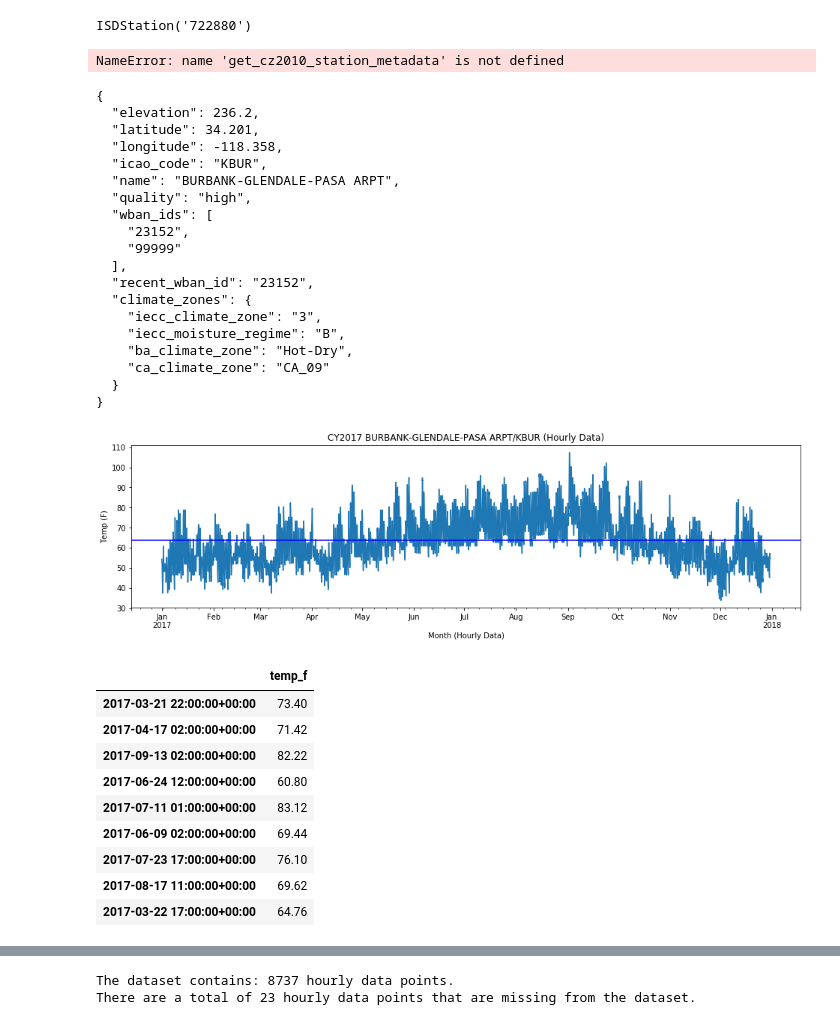
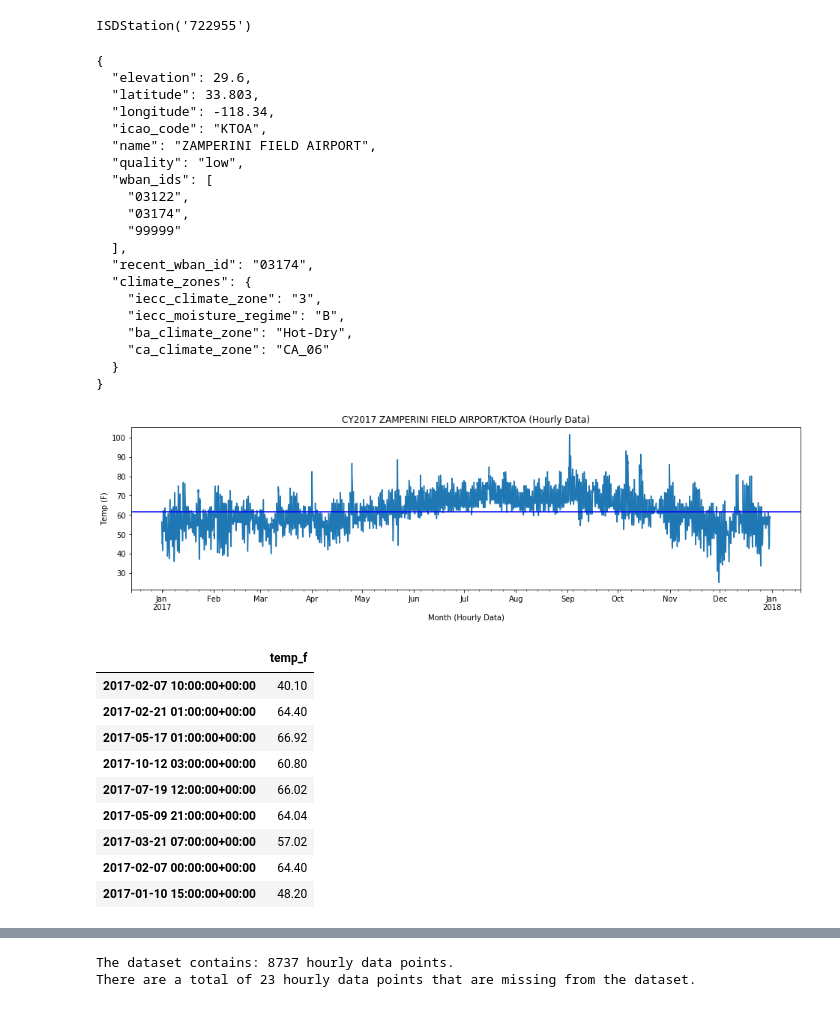
Before and after one commit to grantaguinaldo/openeeweather, a Jupyter notebook: 2018-09-07 eeweather sandbox.ipynb, the cells around one changed output, grey strips where cells are left out. Drawn from its saved outputs; the diff is of its cells as text; code cells hidden in the pictures.

```diff
--- a/2018-09-07 eeweather sandbox.ipynb
+++ b/2018-09-07 eeweather sandbox.ipynb
@@ -222,7 +222,7 @@ import numpy as np
 import matplotlib.pyplot as plt
 %matplotlib inline
 # %%
-lat, lng = ee.zcta_to_lat_long('90046') #Converts the zip code to a geocode that is then used to request the data.
+lat, lng = ee.zcta_to_lat_long('90274') #Converts the zip code to a geocode that is then used to request the data.
 
 ranked_stations = ee.rank_stations(lat, lng,
                                    is_cz2010=True,
@@ -230,7 +230,7 @@ ranked_stations = ee.rank_stations(lat, lng,
                                    match_iecc_moisture_regime=True,
                                    match_ba_climate_zone=True,
                                    match_ca_climate_zone=True,
-                                   minimum_quality='high') #Question for Phil: How is this determined without knowing the start and end date?
+                                   minimum_quality='low')
 
 station, error = ee.select_station(ranked_stations)
 # %%
@@ -250,64 +252,61 @@ ee.plot_station_mapping(lat, lng, station,
 #ISD Station ID.
 station
 # %% [output]
-ISDStation('722880')
+ISDStation('722955')
-# %%
-get_cz2010_station_metadata('722880')
-# %% [output]
-NameError: name 'get_cz2010_station_metadata' is not defined
 # %%
 #Display contents of the station object (as a json)
 print(json.dumps(station.json(), indent=2))
 # %% [output]
 {
-  "elevation": 236.2,
-  "latitude": 34.201,
-  "longitude": -118.358,
-  "icao_code": "KBUR",
-  "name": "BURBANK-GLENDALE-PASA ARPT",
-  "quality": "high",
+  "elevation": 29.6,
+  "latitude": 33.803,
+  "longitude": -118.34,
+  "icao_code": "KTOA",
+  "name": "ZAMPERINI FIELD AIRPORT",
+  "quality": "low",
   "wban_ids": [
-    "23152",
+    "03122",
+    "03174",
     "99999"
   ],
-  "recent_wban_id": "23152",
+  "recent_wban_id": "03174",
   "climate_zones": {
     "iecc_climate_zone": "3",
     "iecc_moisture_regime": "B",
     "ba_climate_zone": "Hot-Dry",
-    "ca_climate_zone": "CA_09"
+    "ca_climate_zone": "CA_06"
   }
 }
 # %%
 #Retrieve hourly temperature data from the selected station.
 start_date = datetime.datetime(2017, 1, 1, tzinfo=pytz.UTC)
 end_date = datetime.datetime(2017, 12, 31, tzinfo=pytz.UTC)
 
 temp_C_hourly = station.load_cz2010_hourly_temp_data(start_date,
                                                      end_date)
 temp_F_hourly = temp_C_hourly * 1.8 + 32
 
 ax = temp_F_hourly.plot(figsize=(16,4))
 ax.set_ylabel('Temp (F)')
 ax.set_xlabel('Month (Hourly Data)')
 ax.set_title("CY2017 " + station.json()['name'] + '/' + station.json()['icao_code'] + ' (Hourly Data)')
-plt.axhline(y=63.55, color='b', linestyle='-')
+plt.axhline(y=61.48, color='b', linestyle='-')
 plt.show()
 # %% [output]
-[figure, old version]
+[figure, new version]
 # %%
 #Convert the pandas series to a dataframe and display a sample of the entire dataset.
 #Temperature value are displayed in degrees fahrenheit.
-glendale_hr_temp_f = temp_F_hourly.to_frame(name='temp_f')
-glendale_hr_temp_f.sample(frac=0.001)
+hr_temp_f = temp_F_hourly.to_frame(name='temp_f')
+hr_temp_f.sample(frac=0.001)
 # %% [output]
 |  | temp_f |
-| 2017-03-21 22:00:00+00:00 | 73.40 |
-| 2017-04-17 02:00:00+00:00 | 71.42 |
-| 2017-09-13 02:00:00+00:00 | 82.22 |
-| 2017-06-24 12:00:00+00:00 | 60.80 |
-| 2017-07-11 01:00:00+00:00 | 83.12 |
-| 2017-06-09 02:00:00+00:00 | 69.44 |
-| 2017-07-23 17:00:00+00:00 | 76.10 |
-| 2017-08-17 11:00:00+00:00 | 69.62 |
-| 2017-03-22 17:00:00+00:00 | 64.76 |
+| 2017-02-07 10:00:00+00:00 | 40.10 |
+| 2017-02-21 01:00:00+00:00 | 64.40 |
+| 2017-05-17 01:00:00+00:00 | 66.92 |
+| 2017-10-12 03:00:00+00:00 | 60.80 |
+| 2017-07-19 12:00:00+00:00 | 66.02 |
+| 2017-05-09 21:00:00+00:00 | 64.04 |
+| 2017-03-21 07:00:00+00:00 | 57.02 |
+| 2017-02-07 00:00:00+00:00 | 64.40 |
+| 2017-01-10 15:00:00+00:00 | 48.20 |
```
Also changed, not shown: parts of 6 cells of this notebook, 3 other files.
